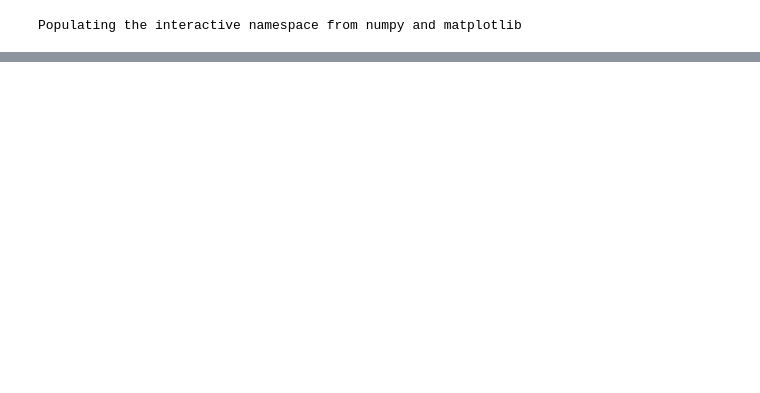
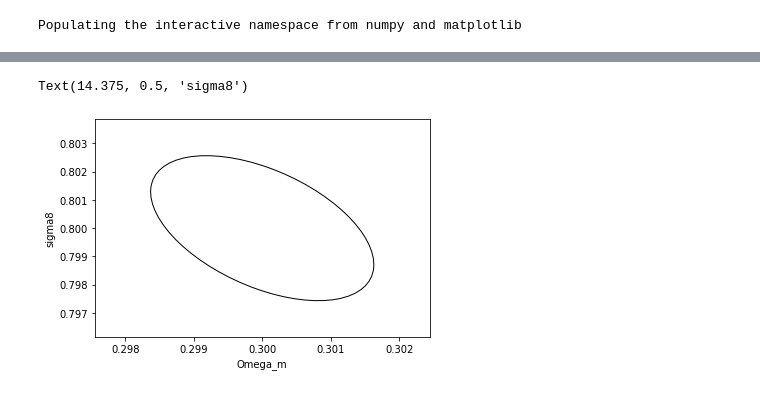
Before and after one commit to DifferentiableUniverseInitiative/jax_cosmo, a Jupyter notebook: notebooks/jax-cosmo-intro.ipynb, the cells around one changed output, grey strips where cells are left out. Cells and saved outputs as stored; diff of their text form; code cells hidden in the pictures; blank space fills up the shorter version.

```diff
--- a/notebooks/jax-cosmo-intro.ipynb
+++ b/notebooks/jax-cosmo-intro.ipynb
@@ -36,6 +92,15 @@ data = cls.flatten()
 # %%
-def likelihood(cosmo):
+# Let's define a parameter vector for Omega_cdm, sigma8
+data = cls.flatten();
+params = np.array([0.3, 0.8])
+
+@jax.jit
+def likelihood(p):
+  # Create a cosmology at these parameters
+  cosmo = jc.Planck15(Omega_c=p[0], sigma8=p[1])
+
   # Compute mean and covariance of angular Cls
   mu, cov = jc.angular_cl.gaussian_cl_covariance(cosmo, ell, probes)
+
   # Return likelihood value
   return jc.likelihood.gaussian_log_likelihood(data, mu, cov)
@@ -55,0 +122,2 @@ jax.hessian(likelihood)(cosmo)
+# %%
+hessian_loglik = jax.jit(jax.hessian(likelihood))
@@ -55,0 +129,10 @@ jax.hessian(likelihood)(cosmo)
+# %%
+# Let's compute the Fisher matrix, i.e. the same thing but at the true cosmmology
+H = hessian_loglik(np.array([cosmo.Omega_c, cosmo.sigma8]))
+
+plot_contours(H, params, fill=False);
+xlabel('Omega_m')
+ylabel('sigma8')
+# %% [output]
+Text(14.375, 0.5, 'sigma8')
+[figure, added]
```
Also changed, not shown: parts of 16 cells of this notebook.
